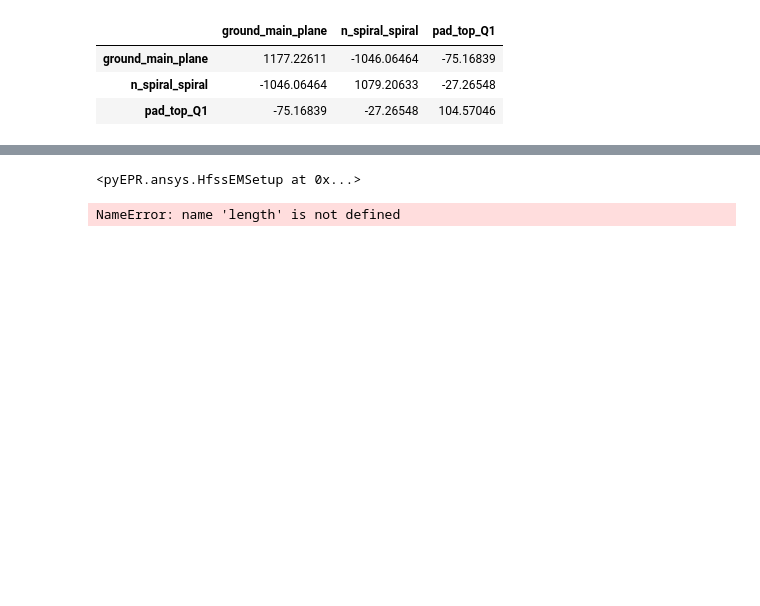
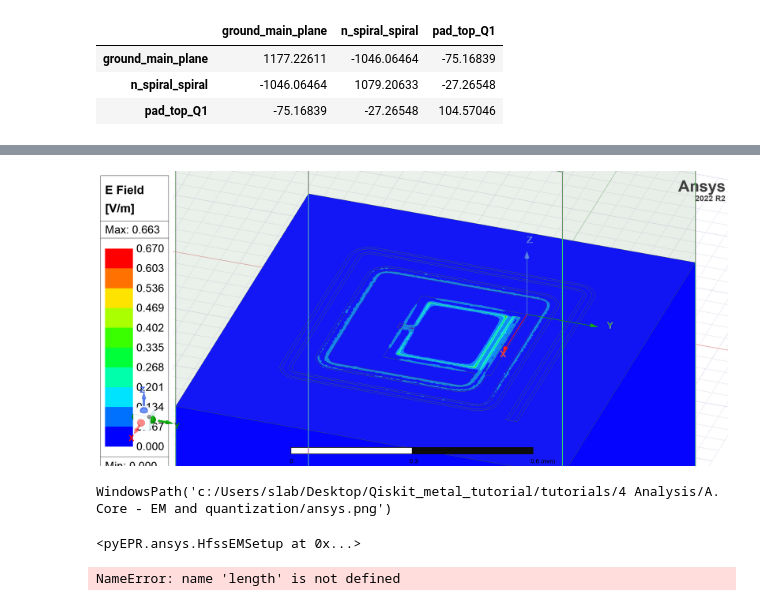
Before and after one commit to Wendywanw/Qiskit_metal_tutorial, a Jupyter notebook: tutorials/4 Analysis/A. Core - EM and quantization/simulation_test.ipynb, the cells around one changed output, grey strips where cells are left out. Cells and saved outputs as stored; diff of their text form; code cells hidden in the pictures; blank space fills up the shorter version.

```diff
--- a/tutorials/4 Analysis/A. Core - EM and quantization/simulation_test.ipynb
+++ b/tutorials/4 Analysis/A. Core - EM and quantization/simulation_test.ipynb
@@ -164,0 +178,2 @@ WindowsPath('c:/Users/slab/Desktop/Qiskit_metal_tutorial/tutorials/4 Analysis/A.
+# %%
+hfss.set_mode(3, "Setup")
@@ -164,0 +183,7 @@ WindowsPath('c:/Users/slab/Desktop/Qiskit_metal_tutorial/tutorials/4 Analysis/A.
+# %%
+hfss.modeler._modeler.ShowWindow()
+hfss.plot_fields('main')
+hfss.save_screenshot()
+# %% [output]
+[figure, added]
+WindowsPath('c:/Users/slab/Desktop/Qiskit_metal_tutorial/tutorials/4 Analysis/A. Core - EM and quantization/ansys.png')
```
Also changed, not shown: parts of 7 cells of this notebook, 3 other files.
